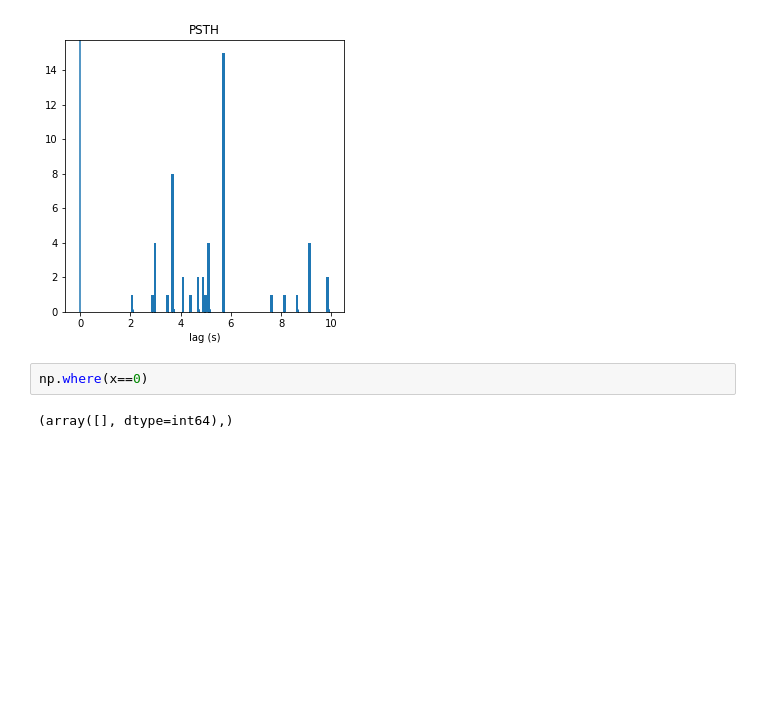
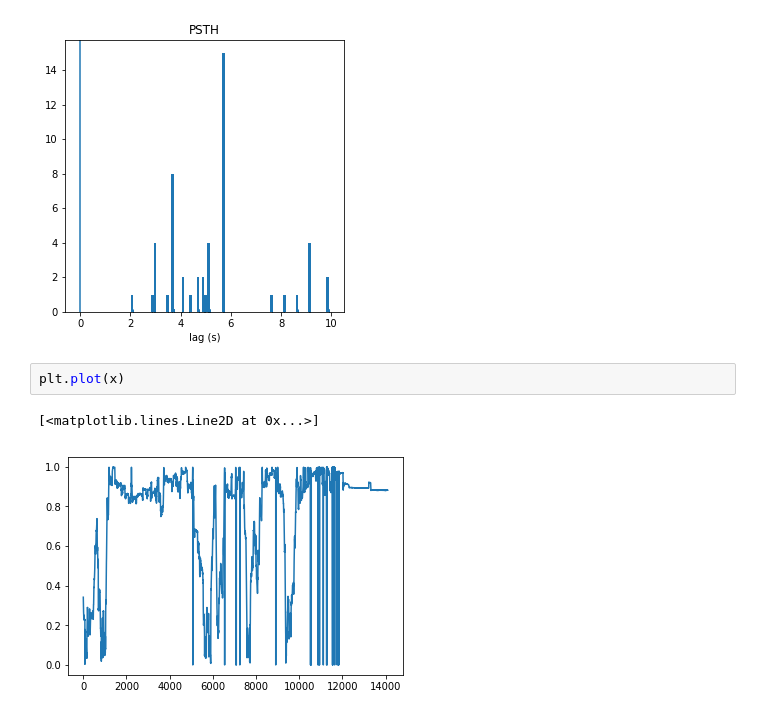
Before and after one commit to CINPLA/place-stimulation, a Jupyter notebook: notebook/create_rate_maps.ipynb, the cells around one changed output. Drawn from its saved outputs; the diff is of its cells as text; blank space fills up the shorter version.

```diff
--- a/notebook/create_rate_maps.ipynb
+++ b/notebook/create_rate_maps.ipynb
@@ -71,7 +77,8 @@ epc = neo.Epoch(times=np.arange(0, 10, 20)*pq.s, durations=[10, 5, 7]*pq.ms,
 ps.plot_psth(sptr[0], epc, bin_size=0.1 * pq.s)
 # %% [output]
 [figure]
-# %%
-np.where(x==0)
-# %% [output]
-(array([], dtype=int64),)
+# %%
+plt.plot(x)
+# %% [output]
+[<matplotlib.lines.Line2D at 0x...>]
+[figure, added]
```
Also changed, not shown: parts of 2 cells of this notebook.
